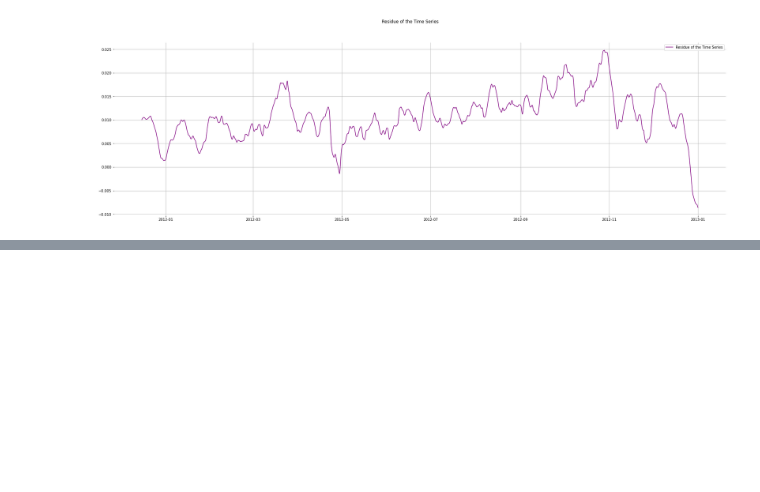
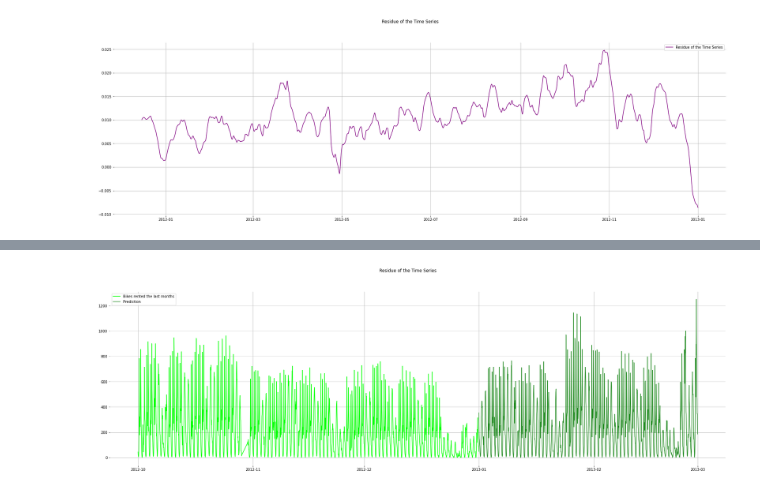
Before and after one commit to mateoricio/chicago_reting_bikes_forecasting, a Jupyter notebook: chicago_bikes_forecasting.ipynb, the cells around one changed output, grey strips where cells are left out. Saved outputs shown, nothing was run; the diff lists cells and outputs as text; code cells hidden in the pictures; blank space fills up the shorter version.

```diff
--- a/chicago_bikes_forecasting.ipynb
+++ b/chicago_bikes_forecasting.ipynb
@@ -185,0 +235,19 @@ ax.legend();
+# %%
+df_ts_prediction['forecast'] = np.nan
+
+df_ts_prediction['forecast'] = df_ts_prediction['add_tendency_prediction'] * df_ts_prediction['stationality coefs'].shift(59*24)
+# %%
+fig, ax = plt.subplots(figsize = fig_size)
+
+fig.suptitle('Residue of the Time Series')
+# ax.set_ylabel('Residue')
+
+ax.plot(df_ts_prediction['cnt'].loc['2012-10-01 00:00:00':'2012-12-31 23:00:00'], color = 'lime', label='Bikes rented the last months')
+ax.plot(df_ts_prediction['forecast'].loc['2012-12-01 00:00:00':], color = 'forestgreen', label='Prediction')
+
+
+[ ax.spines[x].set_visible(False) for x in ['top', 'right', 'left', 'bottom'] ]
+ax.grid()
+ax.legend();
+# %% [output]
+[figure, added]
```
Also changed, not shown: parts of 7 cells of this notebook.
